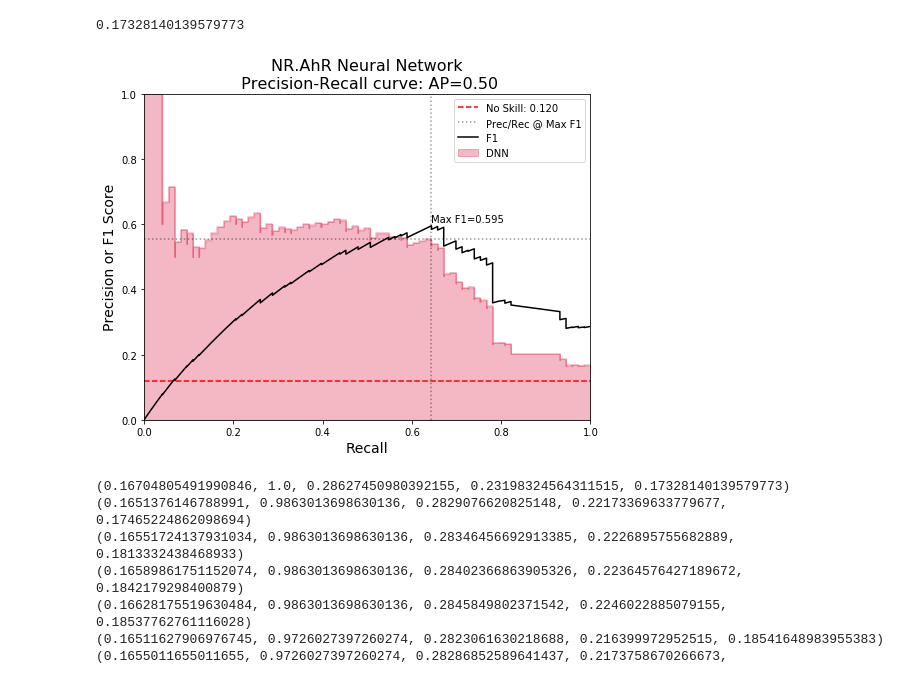
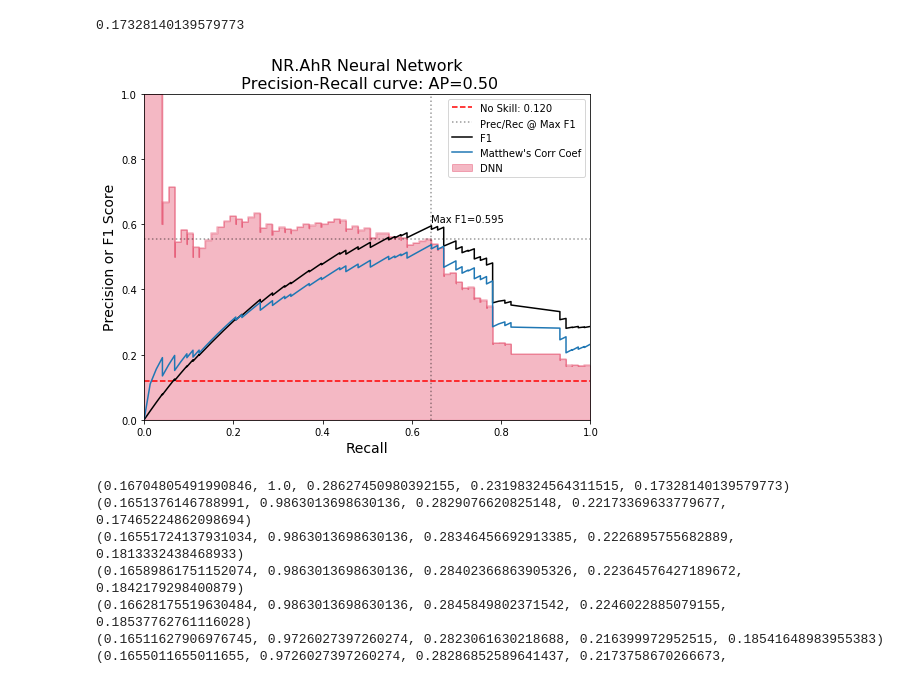
Before and after one commit to spdavern/metis_project5, a Jupyter notebook: single_task_dnn_base.ipynb, the cells around one changed output. Saved outputs shown, nothing was run; the diff lists cells and outputs as text; code cells hidden in the pictures.

```diff
--- a/single_task_dnn_base.ipynb
+++ b/single_task_dnn_base.ipynb
@@ -445,30 +440,30 @@ for th in thresholds:
 # %%
 import matplotlib.pyplot as plt
 %matplotlib inline
 no_skill = len(y_testing[y_testing==1]) / len(y_testing)
 fig = plt.figure(figsize=[8,8*4.8/6.4])
 plt.step(recall, precision, color='crimson', alpha=0.3, where='post')
 plt.fill_between(recall, precision, step='post', alpha=0.3, color='crimson',\
                  label='DNN')
 plt.plot([0, 1], [no_skill, no_skill], color='r', linestyle='--', label='No Skill:'+' %0.3f' % no_skill)
 plt.plot([0, 1], [precision[m_idx],precision[m_idx]], color='k', alpha=0.4, linestyle=':')
 plt.plot([recall[m_idx],recall[m_idx]],[0, 1], color='k', alpha=0.4,linestyle=':',\
          label='Prec/Rec @ Max F1')
 plt.text(recall[m_idx], f1[m_idx]+0.01, 'Max F1={0:0.3f}'.format(f1[m_idx]))
 plt.plot(recall,f1,color='k',label='F1')
-# plt.plot(recall,mccs,label="Matthew's Corr Coef")
+plt.plot(recall,mccs,label="Matthew's Corr Coef")
 plt.xlabel('Recall', fontsize=14)
 plt.ylabel('Precision or F1 Score', fontsize=14)
 plt.ylim([0.0, 1.0])
 plt.xlim([0.0, 1.0])
 plt.legend()
 title=target+' Neural Network\n Precision-Recall curve: AP={0:0.2f}'.format(
           average_precision)
 plt.title(title, fontsize=16);
 fig.savefig('./reports/figures/'+target+'_DNN_PrecisionRecallCurve2.svg',\
             format='svg', dpi=1200, transparent=True, bbox_inches = "tight");
 # %% [output]
-[figure, old version]
+[figure, new version]
 # %%
 for i in zip(precision,recall,f1,mccs,np.append(thresholds,1)):
     print(i)
```
Also changed, not shown: parts of 2 cells of this notebook, 5 other files.
